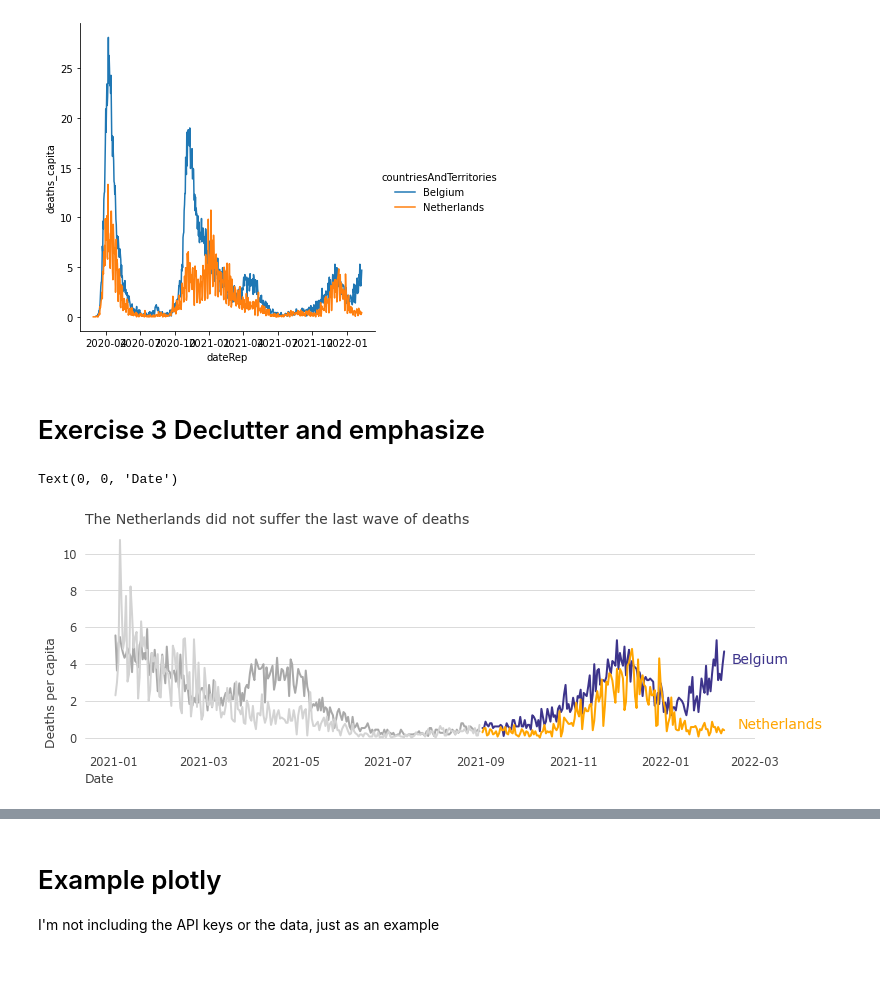
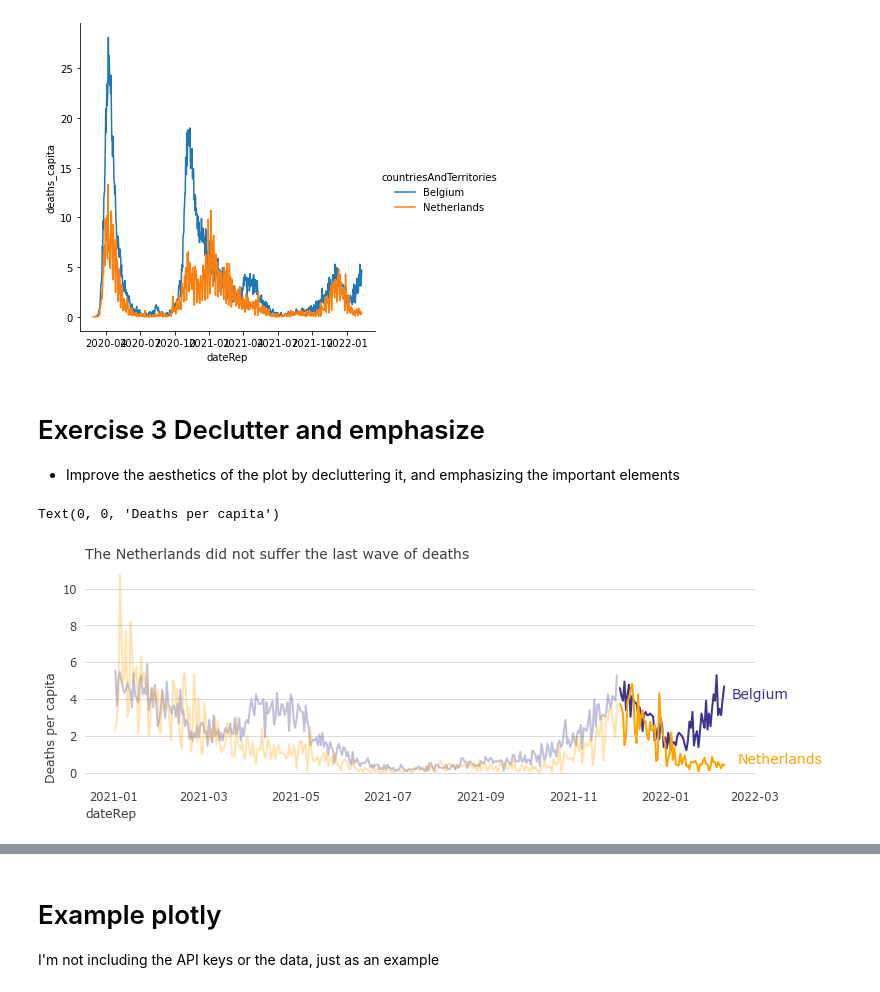
Before and after one commit to jgarciab/workshop_data_viz, a Jupyter notebook: dataviz.ipynb, the cells around one changed output, grey strips where cells are left out. Drawn from its saved outputs; the diff is of its cells as text; code cells hidden in the pictures.

```diff
--- a/dataviz.ipynb
+++ b/dataviz.ipynb
@@ -46,6 +48,7 @@ g = sns.relplot(x="dateRep", y="deaths_capita", data=df, kind="line", hue="count
 [figure]
 # %% [markdown]
 # Exercise 3 Declutter and emphasize
+- Improve the aesthetics of the plot by decluttering it, and emphasizing the important elements
 # %%
 #Change the default options of visualization
 text_color = "#404040"
@@ -60,32 +63,32 @@ sns.set_theme(context='paper', style='white',font='Verdana',
 # %%
 #Create figure
 plt.figure(figsize=(12,4))
 
 #Data before 2022 (lineplot plots in the current figure, relplot creates a new one)
-sns.lineplot(x="dateRep", y="deaths_capita", data=df.loc[(df["dateRep"]>"2021")&(df["dateRep"]<"2021-09")],  hue="countriesAndTerritories",
-            palette={"Netherlands":"lightgray", "Belgium": "darkgray"}, legend=None)
+sns.lineplot(x="dateRep", y="deaths_capita", data=df.loc[(df["dateRep"]>"2021")&(df["dateRep"]<"2021-12")],  hue="countriesAndTerritories",
+            palette={"Netherlands":"#ffa50050", "Belgium": "#3d348b50"}, legend=None)
 
 
 #Data after 2022
-g = sns.lineplot(x="dateRep", y="deaths_capita", data=df.loc[df["dateRep"]>"2021-09"], hue="countriesAndTerritories",
+g = sns.lineplot(x="dateRep", y="deaths_capita", data=df.loc[df["dateRep"]>"2021-12"], hue="countriesAndTerritories",
             palette={"Netherlands":"orange", "Belgium": "#3d348b"}, legend=None)
 
 
 #Label directly
 plt.text(parser("14/02/2022"),4,"Belgium",color="#3d348b",fontsize=14, ha="left")
 plt.text(parser("18/02/2022"),0.5,"Netherlands",color="orange",fontsize=14, ha="left")
 
 #Add grid lines (horizontally)
 plt.gca().grid(axis="y")
 
 #Remove bottom and left grid
 sns.despine(left=True, bottom=True)
 
 #Create title
 plt.title("The Netherlands did not suffer the last wave of deaths",fontsize=14)
 
 #Add labels
 plt.ylabel("Deaths per capita")
 # %% [output]
-Text(0, 0, 'Date')
+Text(0, 0, 'Deaths per capita')
-[figure, old version]
+[figure, new version]
```
Also changed, not shown: parts of 7 cells of this notebook.
